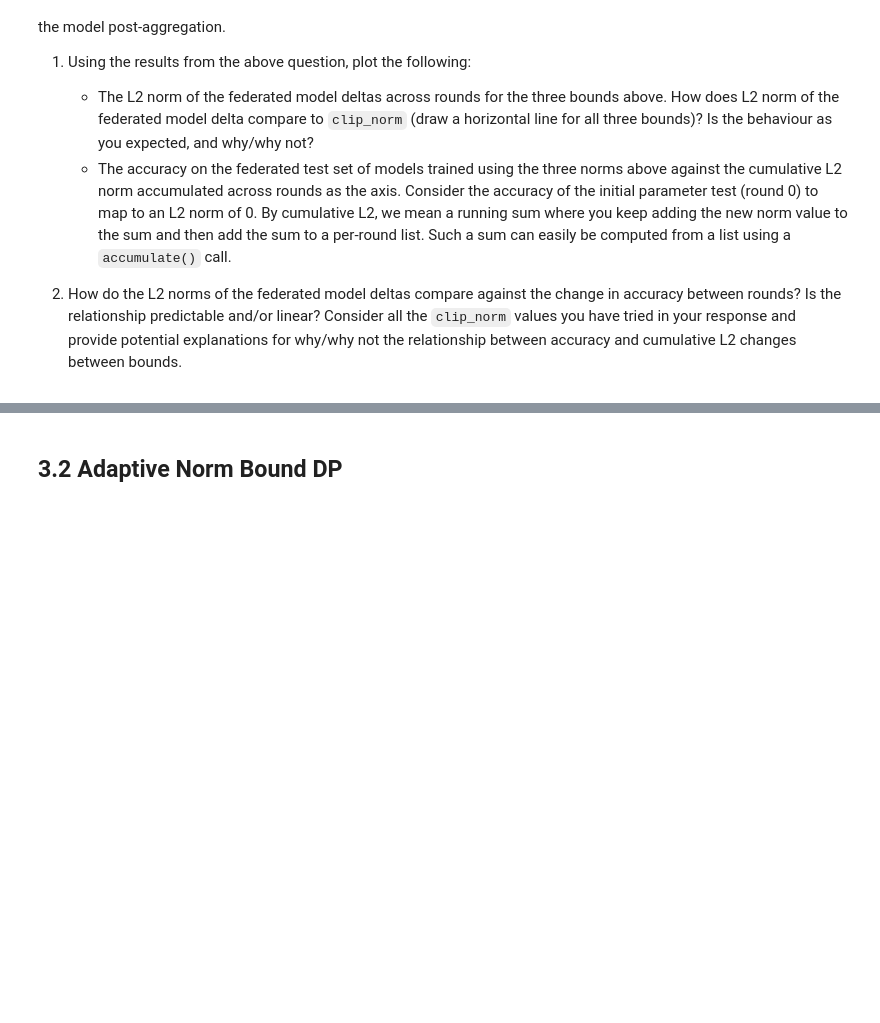
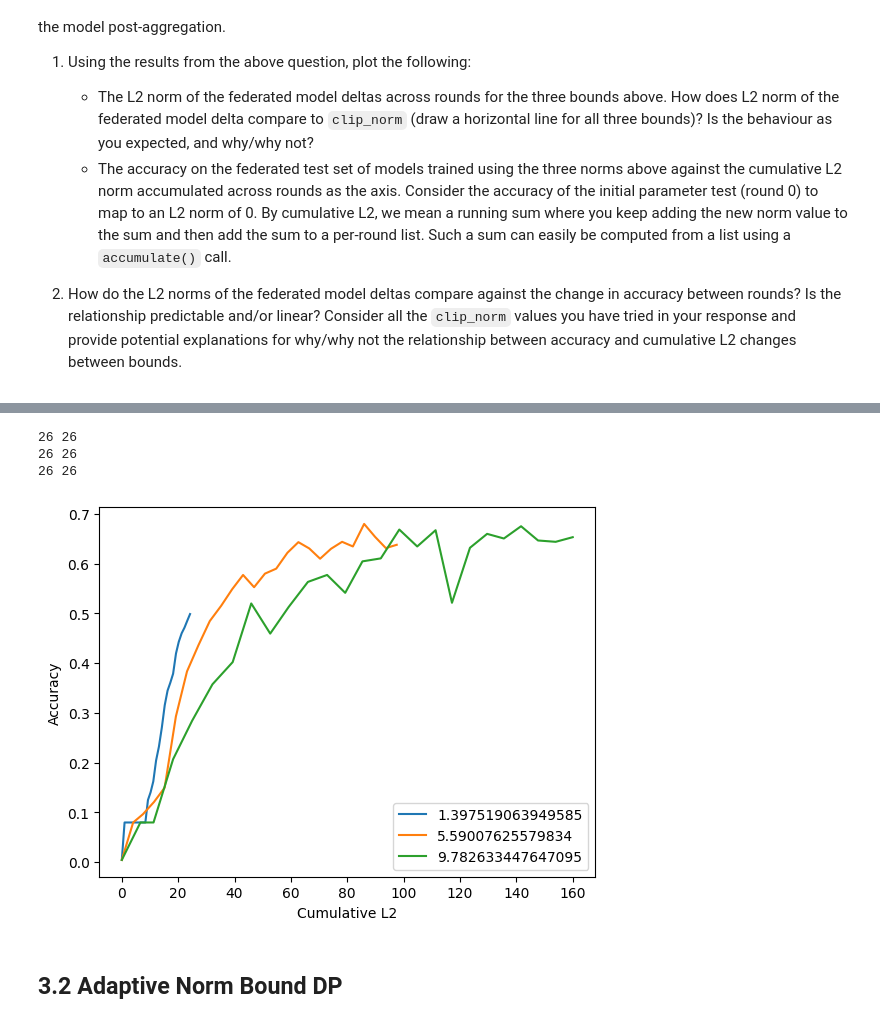
Before and after one commit to camlsys/L361-Federated-Learning, a Jupyter notebook: labs/L361_Lab_4_Privacy_And_Security_Part_1_Solution.ipynb, the cells around one changed output, grey strips where cells are left out. Saved outputs shown, nothing was run; the diff lists cells and outputs as text; code cells hidden in the pictures; blank space fills up the shorter version.

```diff
--- a/labs/L361_Lab_4_Privacy_And_Security_Part_1_Solution.ipynb
+++ b/labs/L361_Lab_4_Privacy_And_Security_Part_1_Solution.ipynb
@@ -809,3 +1173,25 @@ This question extends the one above to investigate the effect that the `clip_nor
+# %%
+from itertools import accumulate
+
+for hist, mean in zip(list_of_hist, means):
+    round, acc = zip(*hist.metrics_centralized["accuracy"])
+
+    round, deltas = zip(*hist.metrics_distributed_fit["federated_delta_l2"])
+    deltas = list(accumulate(deltas))
+    deltas.insert(0, 0)
+    print(len(deltas), len(acc))
+    plt.plot(deltas, acc, label=mean)
+
+
+plt.xlabel("Cumulative L2")
+plt.ylabel("Accuracy")
+plt.legend()
+plt.show()
+# %% [output]
+26 26
+26 26
+26 26
+[figure, added]
 # %% [markdown]
 ## 3.2 Adaptive Norm Bound DP
 # %% [markdown]
```
Also changed, not shown: parts of 28 cells of this notebook, 4 other files.
